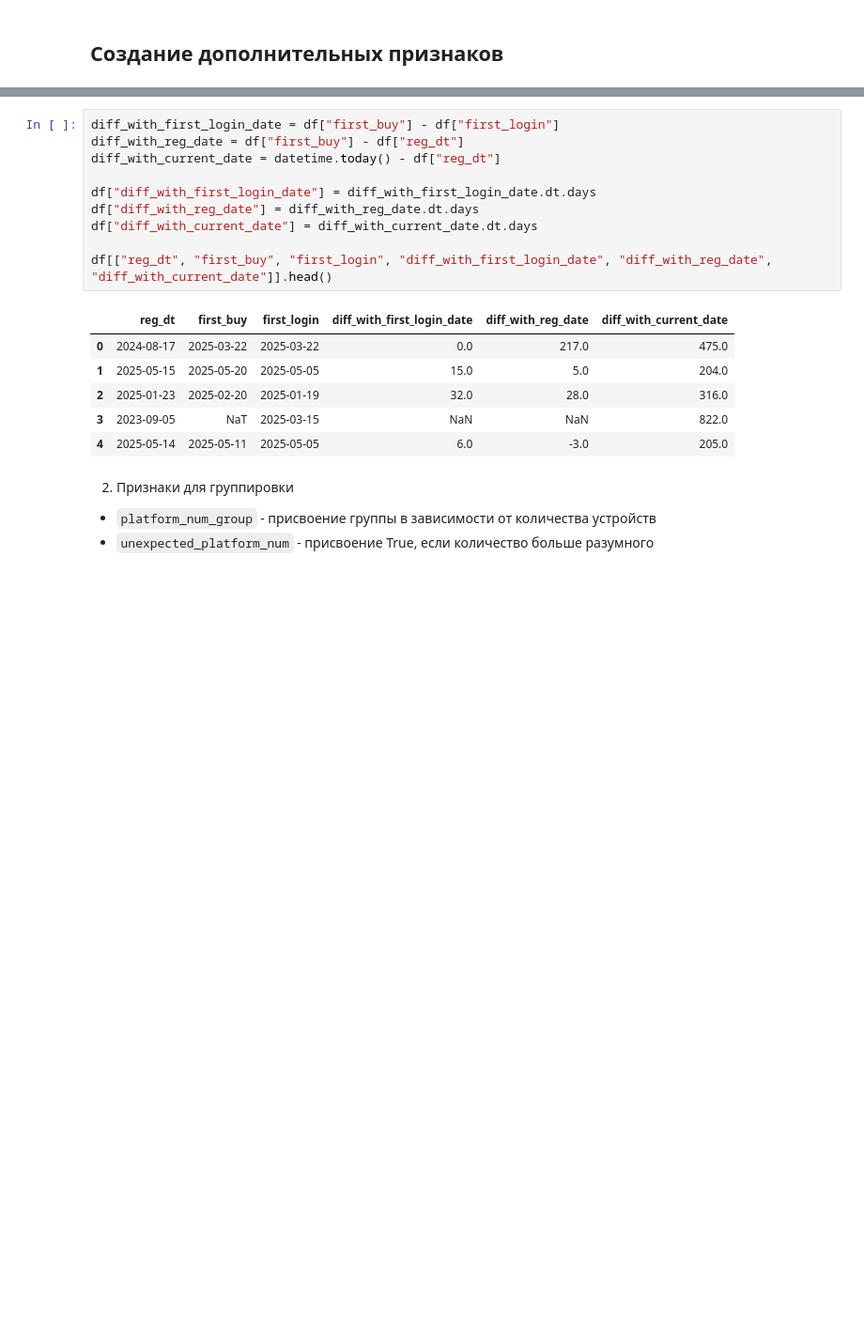
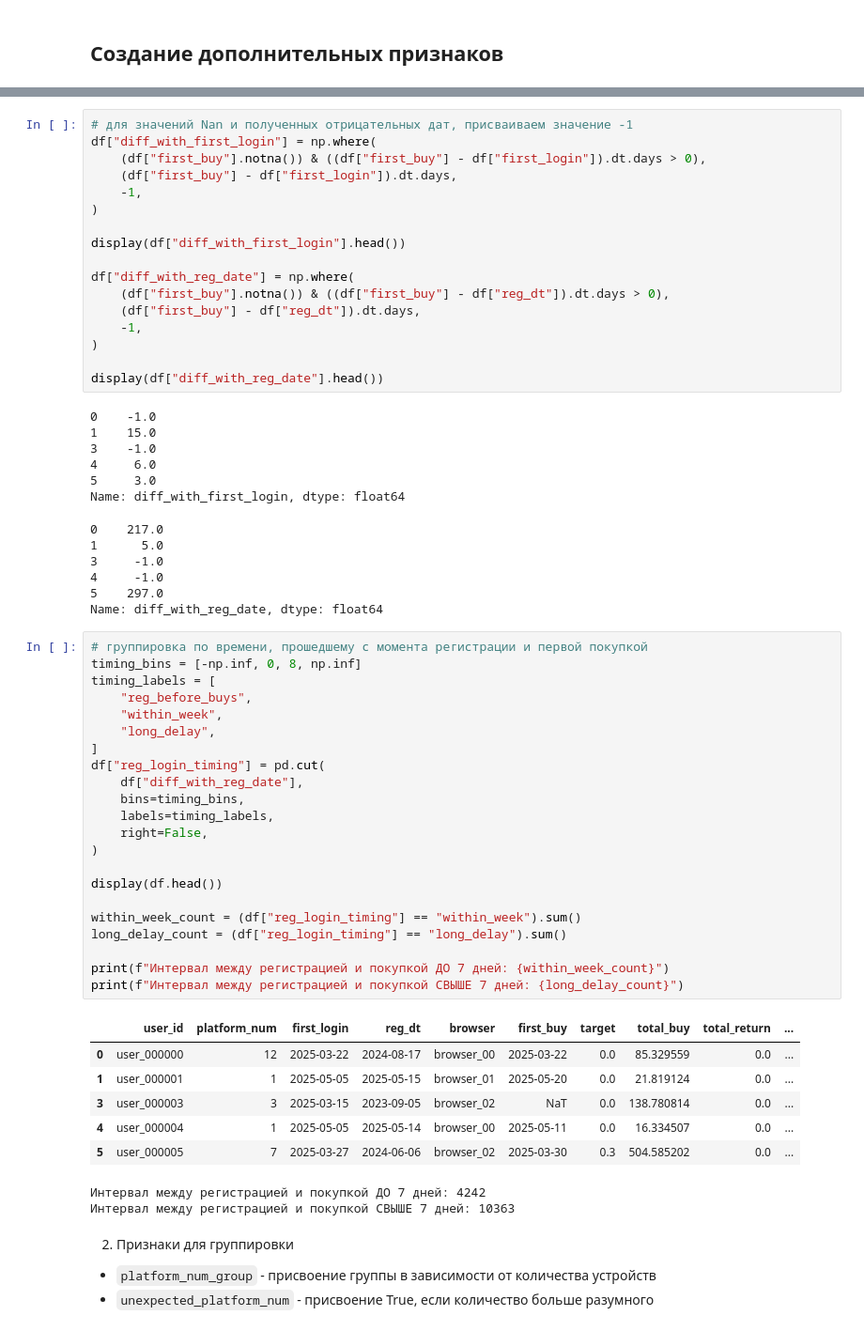
Before and after one commit to alexpunder/praktikum_keis_4, a Jupyter notebook: Шаблон_Чек-пойнт_1.ipynb, the cells around one changed output, grey strips where cells are left out. Shown at 94% size. Saved outputs shown, nothing was run; the diff lists cells and outputs as text; blank space fills up the shorter version.

```diff
--- a/Шаблон_Чек-пойнт_1.ipynb
+++ b/Шаблон_Чек-пойнт_1.ipynb
@@ -315,20 +315,64 @@ Name: target, dtype: float64
 # %%
-diff_with_first_login_date = df["first_buy"] - df["first_login"]
-diff_with_reg_date = df["first_buy"] - df["reg_dt"]
-diff_with_current_date = datetime.today() - df["reg_dt"]
+# для значений Nan и полученных отрицательных дат, присваиваем значение -1
+df["diff_with_first_login"] = np.where(
+    (df["first_buy"].notna()) & ((df["first_buy"] - df["first_login"]).dt.days > 0),
+    (df["first_buy"] - df["first_login"]).dt.days,
+    -1,
+)
 
-df["diff_with_first_login_date"] = diff_with_first_login_date.dt.days
-df["diff_with_reg_date"] = diff_with_reg_date.dt.days
-df["diff_with_current_date"] = diff_with_current_date.dt.days
+display(df["diff_with_first_login"].head())
 
-df[["reg_dt", "first_buy", "first_login", "diff_with_first_login_date", "diff_with_reg_date", "diff_with_current_date"]].head()
+df["diff_with_reg_date"] = np.where(
+    (df["first_buy"].notna()) & ((df["first_buy"] - df["reg_dt"]).dt.days > 0),
+    (df["first_buy"] - df["reg_dt"]).dt.days,
+    -1,
+)
+
+display(df["diff_with_reg_date"].head())
 # %% [output]
-|  | reg_dt | first_buy | first_login | diff_with_first_login_date | diff_with_reg_date | diff_with_current_date |
-| 0 | 2024-08-17 | 2025-03-22 | 2025-03-22 | 0.0 | 217.0 | 475.0 |
-| 1 | 2025-05-15 | 2025-05-20 | 2025-05-05 | 15.0 | 5.0 | 204.0 |
-| 2 | 2025-01-23 | 2025-02-20 | 2025-01-19 | 32.0 | 28.0 | 316.0 |
-| 3 | 2023-09-05 | NaT | 2025-03-15 | NaN | NaN | 822.0 |
-| 4 | 2025-05-14 | 2025-05-11 | 2025-05-05 | 6.0 | -3.0 | 205.0 |
+0    -1.0
+1    15.0
+3    -1.0
+4     6.0
+5     3.0
+Name: diff_with_first_login, dtype: float64
+0    217.0
+1      5.0
+3     -1.0
+4     -1.0
+5    297.0
+Name: diff_with_reg_date, dtype: float64
+# %%
+# группировка по времени, прошедшему с момента регистрации и первой покупкой
+timing_bins = [-np.inf, 0, 8, np.inf]
+timing_labels = [
+    "reg_before_buys",
+    "within_week",
+    "long_delay",
+]
+df["reg_login_timing"] = pd.cut(
+    df["diff_with_reg_date"],
+    bins=timing_bins,
+    labels=timing_labels,
+    right=False,
+)
+
+display(df.head())
+
+within_week_count = (df["reg_login_timing"] == "within_week").sum()
+long_delay_count = (df["reg_login_timing"] == "long_delay").sum()
+
+print(f"Интервал между регистрацией и покупкой ДО 7 дней: {within_week_count}")
+print(f"Интервал между регистрацией и покупкой СВЫШЕ 7 дней: {long_delay_count}")
+# %% [output]
+|  | user_id | platform_num | first_login | reg_dt | browser | first_buy | target | total_buy | total_return | ... |
+| 0 | user_000000 | 12 | 2025-03-22 | 2024-08-17 | browser_00 | 2025-03-22 | 0.0 | 85.329559 | 0.0 | ... |
+| 1 | user_000001 | 1 | 2025-05-05 | 2025-05-15 | browser_01 | 2025-05-20 | 0.0 | 21.819124 | 0.0 | ... |
+| 3 | user_000003 | 3 | 2025-03-15 | 2023-09-05 | browser_02 | NaT | 0.0 | 138.780814 | 0.0 | ... |
+| 4 | user_000004 | 1 | 2025-05-05 | 2025-05-14 | browser_00 | 2025-05-11 | 0.0 | 16.334507 | 0.0 | ... |
+| 5 | user_000005 | 7 | 2025-03-27 | 2024-06-06 | browser_02 | 2025-03-30 | 0.3 | 504.585202 | 0.0 | ... |
+Интервал между регистрацией и покупкой ДО 7 дней: 4242
+Интервал между регистрацией и покупкой СВЫШЕ 7 дней: 10363
 # %% [markdown]
 2. Признаки для группировки
 - `platform_num_group` - присвоение группы в зависимости от количества устройств
```
Also changed, not shown: parts of 31 cells of this notebook.
